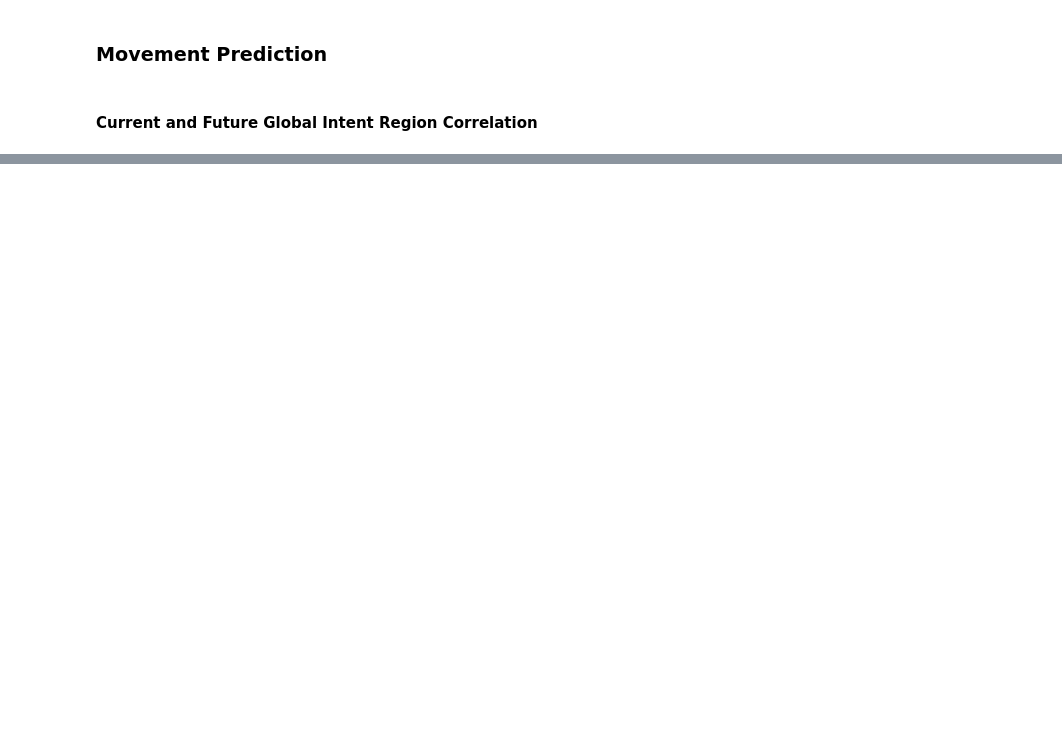
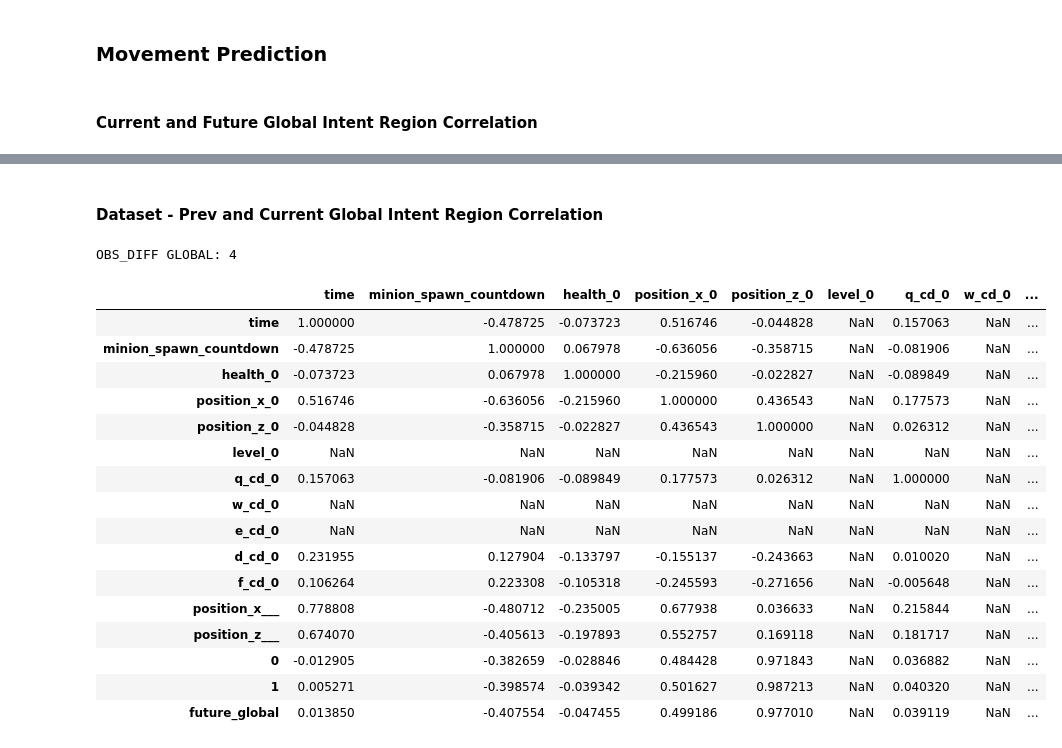
Before and after one commit to MiscellaneousStuff/tlol-ml, a Jupyter notebook: sanity_test.ipynb, the cells around one changed output, grey strips where cells are left out. Cells and saved outputs as stored; diff of their text form; code cells hidden in the pictures; blank space fills up the shorter version.

```diff
--- a/sanity_test.ipynb
+++ b/sanity_test.ipynb
@@ -499,0 +636,35 @@ i = 0
+# %% [markdown]
+#### Dataset - Prev and Current Global Intent Region Correlation
+# %%
+corr_s = obs
+corr_s["future_global"] = act
+corr_s = corr_s.corr()
+
+for obs, act in list(zip(obs_s, act_s))[1:]:
+    cur = obs
+    cur["future_global"] = act
+    cur = cur.corr()
+    corr_s += cur
+
+print("OBS_DIFF GLOBAL:", OBS_PREV)
+
+corr_s / 833
+# %% [output]
+OBS_DIFF GLOBAL: 4
+|  | time | minion_spawn_countdown | health_0 | position_x_0 | position_z_0 | level_0 | q_cd_0 | w_cd_0 | ... |
+| time | 1.000000 | -0.478725 | -0.073723 | 0.516746 | -0.044828 | NaN | 0.157063 | NaN | ... |
+| minion_spawn_countdown | -0.478725 | 1.000000 | 0.067978 | -0.636056 | -0.358715 | NaN | -0.081906 | NaN | ... |
+| health_0 | -0.073723 | 0.067978 | 1.000000 | -0.215960 | -0.022827 | NaN | -0.089849 | NaN | ... |
+| position_x_0 | 0.516746 | -0.636056 | -0.215960 | 1.000000 | 0.436543 | NaN | 0.177573 | NaN | ... |
+| position_z_0 | -0.044828 | -0.358715 | -0.022827 | 0.436543 | 1.000000 | NaN | 0.026312 | NaN | ... |
+| level_0 | NaN | NaN | NaN | NaN | NaN | NaN | NaN | NaN | ... |
+| q_cd_0 | 0.157063 | -0.081906 | -0.089849 | 0.177573 | 0.026312 | NaN | 1.000000 | NaN | ... |
+| w_cd_0 | NaN | NaN | NaN | NaN | NaN | NaN | NaN | NaN | ... |
+| e_cd_0 | NaN | NaN | NaN | NaN | NaN | NaN | NaN | NaN | ... |
+| d_cd_0 | 0.231955 | 0.127904 | -0.133797 | -0.155137 | -0.243663 | NaN | 0.010020 | NaN | ... |
+| f_cd_0 | 0.106264 | 0.223308 | -0.105318 | -0.245593 | -0.271656 | NaN | -0.005648 | NaN | ... |
+| position_x___ | 0.778808 | -0.480712 | -0.235005 | 0.677938 | 0.036633 | NaN | 0.215844 | NaN | ... |
+| position_z___ | 0.674070 | -0.405613 | -0.197893 | 0.552757 | 0.169118 | NaN | 0.181717 | NaN | ... |
+| 0 | -0.012905 | -0.382659 | -0.028846 | 0.484428 | 0.971843 | NaN | 0.036882 | NaN | ... |
+| 1 | 0.005271 | -0.398574 | -0.039342 | 0.501627 | 0.987213 | NaN | 0.040320 | NaN | ... |
+| future_global | 0.013850 | -0.407554 | -0.047455 | 0.499186 | 0.977010 | NaN | 0.039119 | NaN | ... |
```
Also changed, not shown: parts of 11 cells of this notebook.
